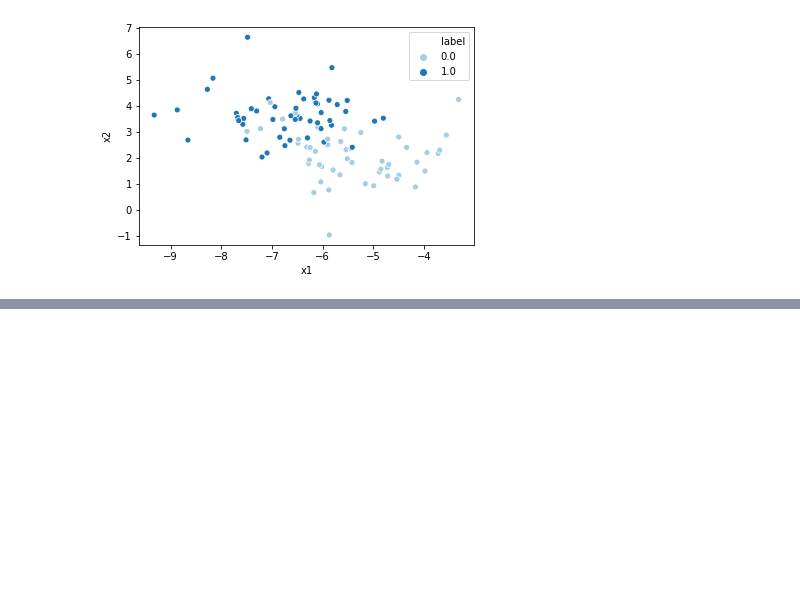
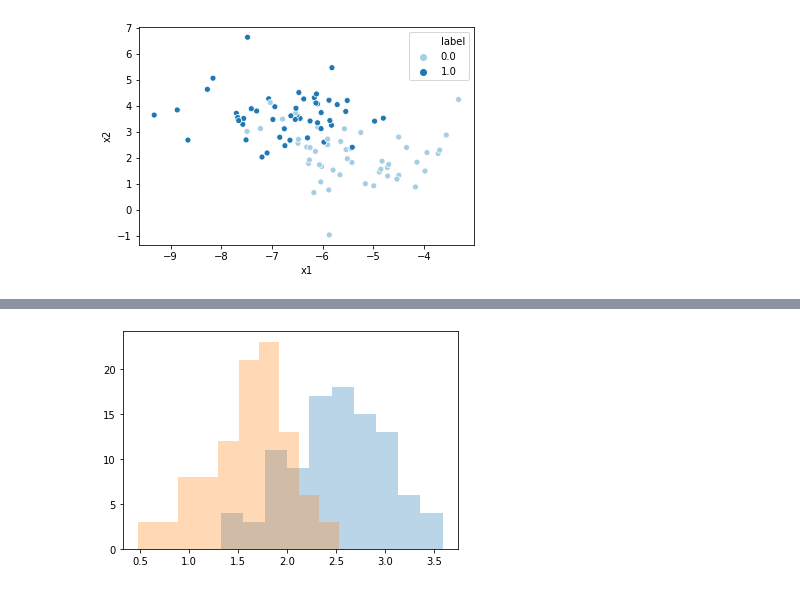
Before and after one commit to wouterMostard/PRML, a Jupyter notebook: Chapter 4 Linear Models for classification.ipynb, the cells around one changed output, grey strips where cells are left out. Saved outputs shown, nothing was run; the diff lists cells and outputs as text; code cells hidden in the pictures; blank space fills up the shorter version.

```diff
--- a/Chapter 4 Linear Models for classification.ipynb
+++ b/Chapter 4 Linear Models for classification.ipynb
@@ -252,0 +291,12 @@ A few things we can take from this graph. In the beginning we see that the numbe
+# %%
+norm1 = norm(2.5, 0.5)
+norm2 = norm(1.5, 0.5)
+# %%
+c1 = norm1.rvs(100).reshape(1, -1)
+c2 = norm2.rvs(100).reshape(1, -1)
+
+plt.hist(c1.T, alpha=0.30)
+plt.hist(c2.T, alpha=0.30)
+plt.show()
+# %% [output]
+[figure, added]
```
Also changed, not shown: parts of 10 cells of this notebook.
